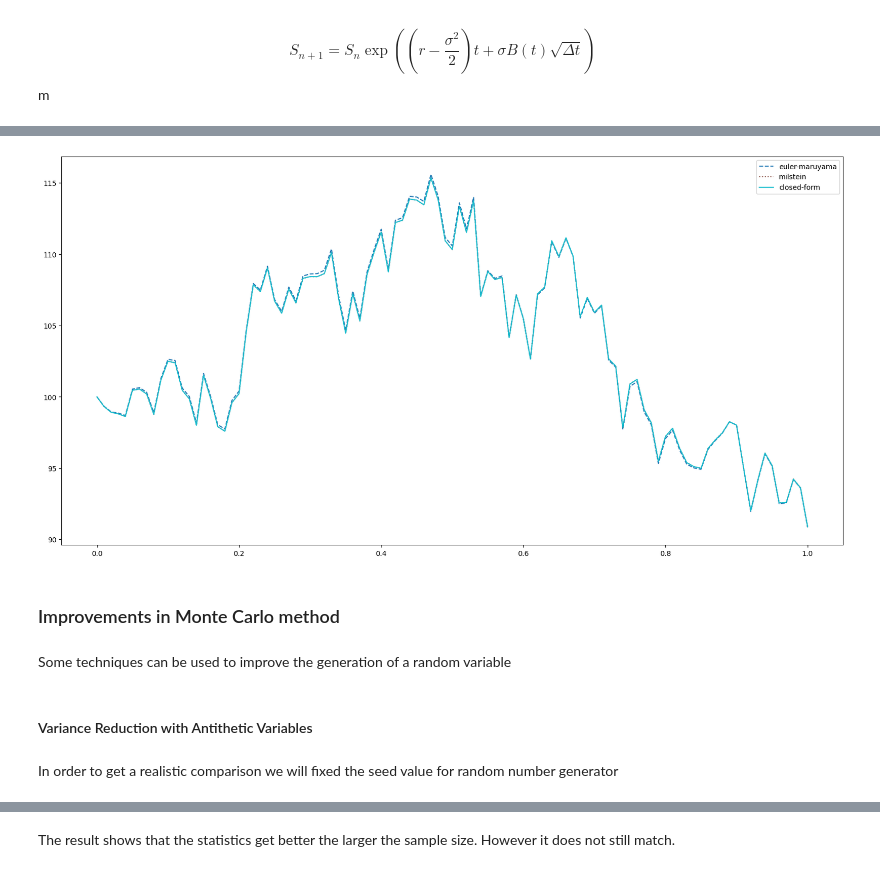
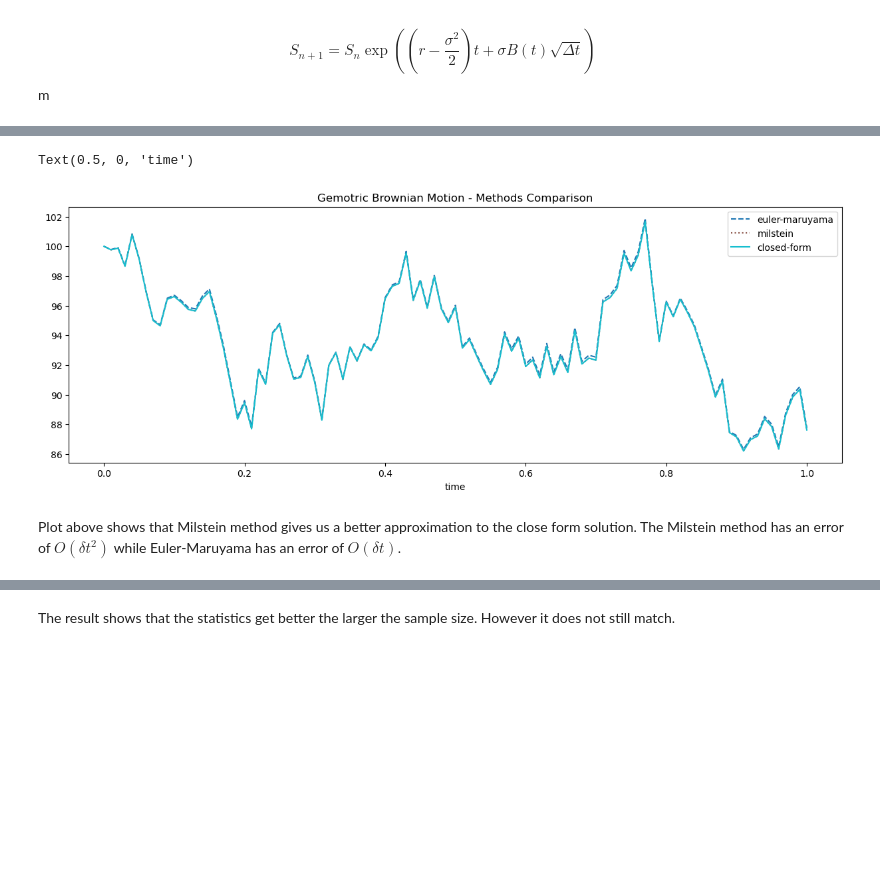
Before and after one commit to fbristotti/cqf, a Jupyter notebook: final/final.ipynb, the cells around one changed output, grey strips where cells are left out. Saved outputs shown, nothing was run; the diff lists cells and outputs as text; code cells hidden in the pictures; blank space fills up the shorter version.

```diff
--- a/final/final.ipynb
+++ b/final/final.ipynb
@@ -155,24 +157,20 @@ df.plot(colormap='tab10', figsize=[15,5]);
 # %%
 S0 = 100.0
 T = 1.0
 sigma = 0.2
 r = 0.05
 N = 100
 dt = T / N
 B = np.random.randn(N)
 
 df_schemes = pd.DataFrame(index=np.arange(0, T+dt, dt))
 df_schemes['euler-maruyama'] = euler_maruyama_scheme(S0, r, dt, sigma, B)
 df_schemes['milstein'] = milstein_scheme(S0, r, dt, sigma, B)
 df_schemes['closed-form'] = closed_form_scheme(S0, r, dt, sigma, B)
-df_schemes.plot(style=['--', ':', '-'],colormap='tab10', figsize=[20,10]);
+ax = df_schemes.plot(style=['--', ':', '-'],colormap='tab10', figsize=[15,5], title='Gemotric Brownian Motion - Methods Comparison');
+ax.set_xlabel('time')
 # %% [output]
+Text(0.5, 0, 'time')
-[figure, old version]
+[figure, new version]
-# %% [markdown]
-### Improvements in Monte Carlo method
-# %% [markdown]
-Some techniques can be used to improve the generation of a random variable
-# %% [markdown]
-#### Variance Reduction with Antithetic Variables
-# %% [markdown]
-In order to get a realistic comparison we will fixed the seed value for random number generator
+# %% [markdown]
+Plot above shows that Milstein method gives us a better approximation to the close form solution. The Milstein method has an error of $O(\delta t^2)$ while Euler-Maruyama has an error of $O(\delta t)$.
```
Also changed, not shown: parts of 50 cells of this notebook.
